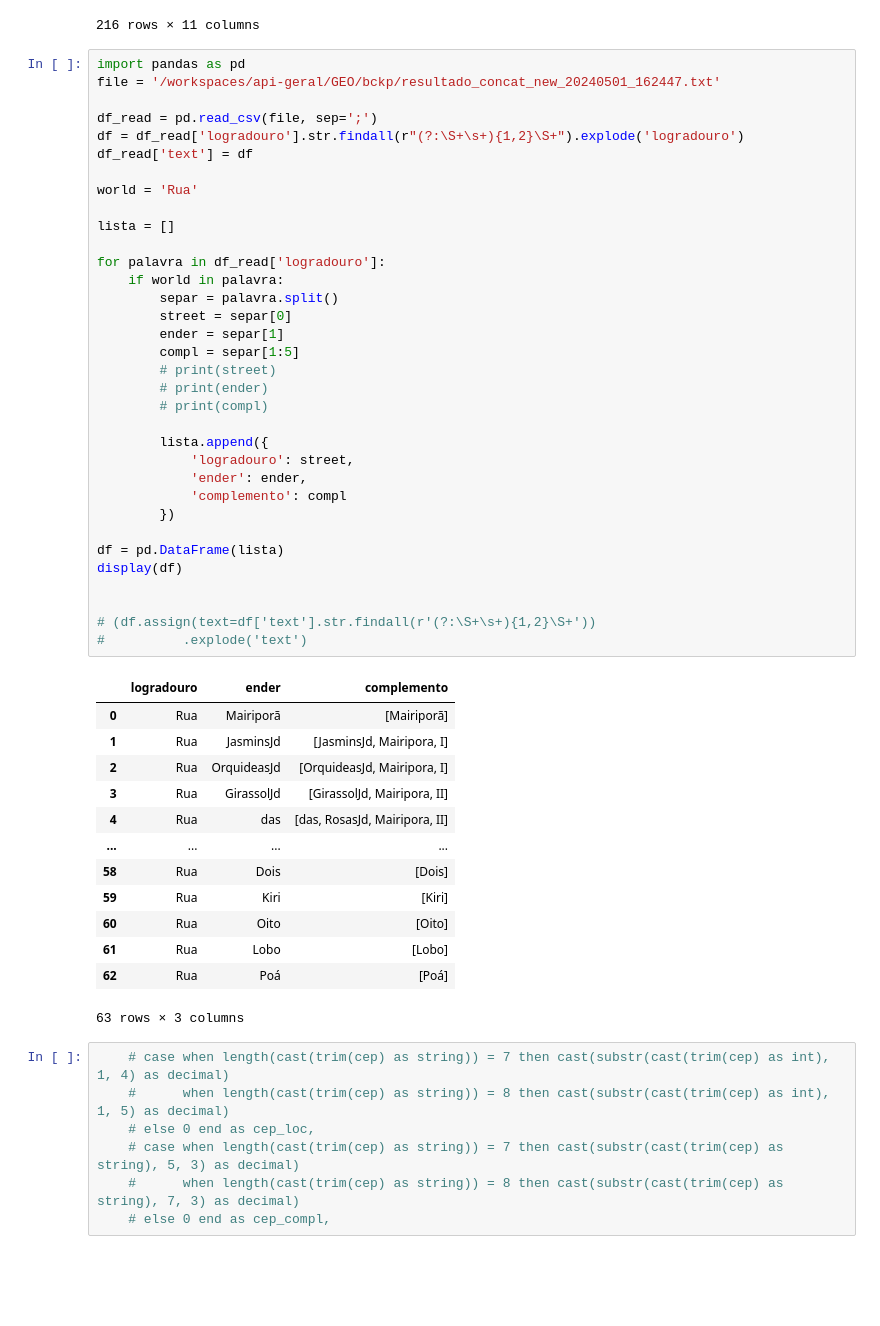
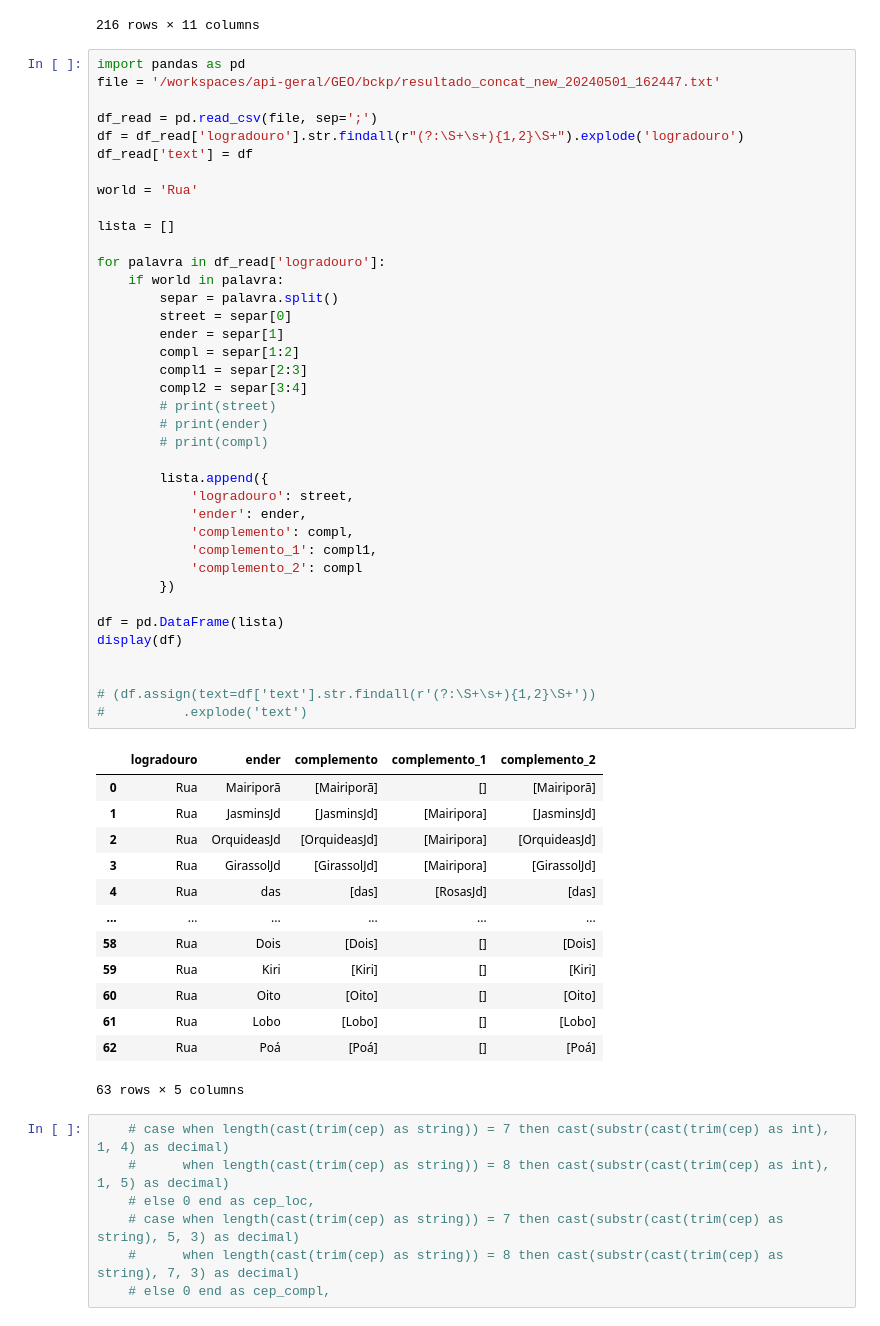
Before and after one commit to RafaellSanchez/api-geral, a Jupyter notebook: GEO/CEP/codigo/teste_trans_pipe.ipynb, the cells around one changed output. Cells and saved outputs as stored; diff of their text form; blank space fills up the shorter version.

```diff
--- a/GEO/CEP/codigo/teste_trans_pipe.ipynb
+++ b/GEO/CEP/codigo/teste_trans_pipe.ipynb
@@ -70,48 +70,52 @@ file = '/workspaces/api-geral/GEO/bckp/resultado_concat_new_20240501_162447.txt'
 
 df_read = pd.read_csv(file, sep=';')
 df = df_read['logradouro'].str.findall(r"(?:\S+\s+){1,2}\S+").explode('logradouro')
 df_read['text'] = df
 
 world = 'Rua'
 
 lista = []
 
 for palavra in df_read['logradouro']:
     if world in palavra:
         separ = palavra.split()
         street = separ[0]
         ender = separ[1]
-        compl = separ[1:5]
+        compl = separ[1:2]
+        compl1 = separ[2:3]
+        compl2 = separ[3:4]
         # print(street)
         # print(ender)
         # print(compl)
 
         lista.append({
             'logradouro': street,
             'ender': ender,
-            'complemento': compl
+            'complemento': compl,
+            'complemento_1': compl1,
+            'complemento_2': compl
         })
 
 df = pd.DataFrame(lista)
 display(df)
 
 
 # (df.assign(text=df['text'].str.findall(r'(?:\S+\s+){1,2}\S+'))
 #          .explode('text')
 # %% [output]
-|  | logradouro | ender | complemento |
-| 0 | Rua | Mairiporã | [Mairiporã] |
-| 1 | Rua | JasminsJd | [JasminsJd, Mairipora, I] |
-| 2 | Rua | OrquideasJd | [OrquideasJd, Mairipora, I] |
-| 3 | Rua | GirassolJd | [GirassolJd, Mairipora, II] |
-| 4 | Rua | das | [das, RosasJd, Mairipora, II] |
-| ... | ... | ... | ... |
-| 58 | Rua | Dois | [Dois] |
-| 59 | Rua | Kiri | [Kiri] |
-| 60 | Rua | Oito | [Oito] |
-| 61 | Rua | Lobo | [Lobo] |
-| 62 | Rua | Poá | [Poá] |
+|  | logradouro | ender | complemento | complemento_1 | complemento_2 |
+| 0 | Rua | Mairiporã | [Mairiporã] | [] | [Mairiporã] |
+| 1 | Rua | JasminsJd | [JasminsJd] | [Mairipora] | [JasminsJd] |
+| 2 | Rua | OrquideasJd | [OrquideasJd] | [Mairipora] | [OrquideasJd] |
+| 3 | Rua | GirassolJd | [GirassolJd] | [Mairipora] | [GirassolJd] |
+| 4 | Rua | das | [das] | [RosasJd] | [das] |
+| ... | ... | ... | ... | ... | ... |
+| 58 | Rua | Dois | [Dois] | [] | [Dois] |
+| 59 | Rua | Kiri | [Kiri] | [] | [Kiri] |
+| 60 | Rua | Oito | [Oito] | [] | [Oito] |
+| 61 | Rua | Lobo | [Lobo] | [] | [Lobo] |
+| 62 | Rua | Poá | [Poá] | [] | [Poá] |
-63 rows × 3 columns
+63 rows × 5 columns
 # %%
     # case when length(cast(trim(cep) as string)) = 7 then cast(substr(cast(trim(cep) as int), 1, 4) as decimal)
     #      when length(cast(trim(cep) as string)) = 8 then cast(substr(cast(trim(cep) as int), 1, 5) as decimal)
```
